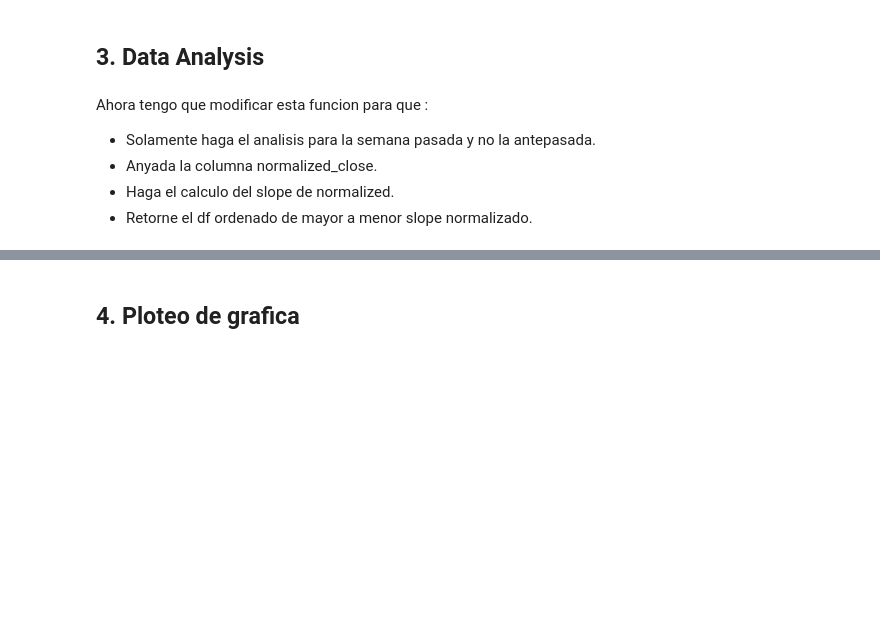
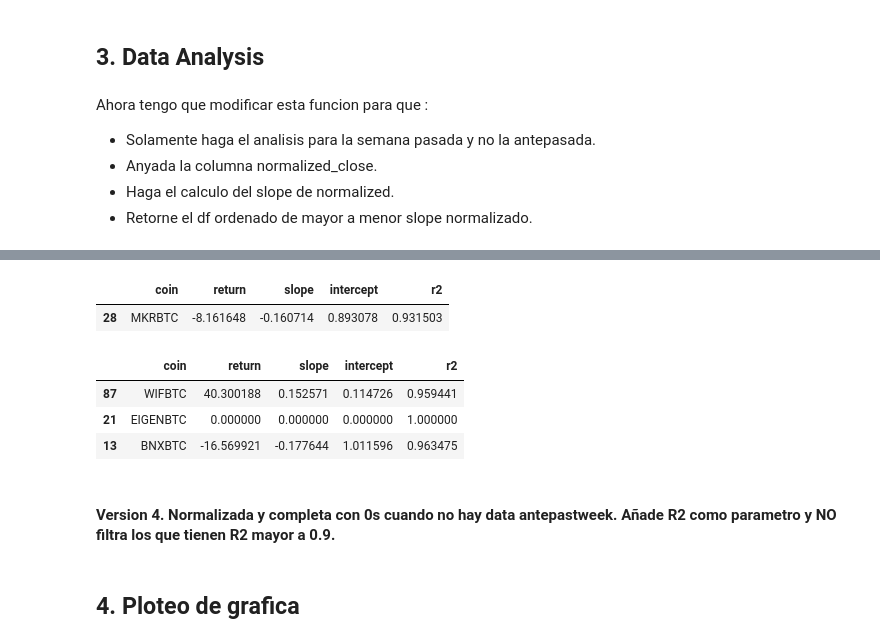
Before and after one commit to eduardogv/binance-momentum, a Jupyter notebook: binance_top_coins.ipynb, the cells around one changed output, grey strips where cells are left out. Saved outputs shown, nothing was run; the diff lists cells and outputs as text; code cells hidden in the pictures; blank space fills up the shorter version.

```diff
--- a/binance_top_coins.ipynb
+++ b/binance_top_coins.ipynb
@@ -508,9 +514,9 @@ from sklearn.linear_model import LinearRegression
 from sklearn.preprocessing import MinMaxScaler
 from sklearn.metrics import r2_score
 
-def analyze_crypto_data_r2(data_folder='data_past2weeks'):
-    results_week1 = []
-    results_week2 = []
+def v3_analyze_crypto_data_normalized(data_folder='data_past2weeks'):
+    results_antepast_week = [] #results_week1
+    results_past_week = [] #results_week2
 
     for filename in os.listdir(data_folder):
         if filename.endswith('.csv'):
@@ -543,8 +549,8 @@ def analyze_crypto_data_r2(data_folder='data_past2weeks'):
                 df = df.tail(14)
 
             # Dividir los datos en dos semanas
-            week2 = df.iloc[-7:].copy()  # Última semana
-            week1 = df.iloc[-14:-7].copy()  # Penúltima semana
+            past_week = df.iloc[-7:].copy()  # Semana Pasada - week2
+            antepast_week = df.iloc[-14:-7].copy()  # Semana Antepasada - week1
 
             # Función para analizar una semana de datos
             def analyze_week(week_data):
@@ -580,26 +586,26 @@ def analyze_crypto_data_r2(data_folder='data_past2weeks'):
                 }
 
             # Analizar cada semana
-            results_week1.append(analyze_week(week1))
-            results_week2.append(analyze_week(week2))
+            results_antepast_week.append(analyze_week(antepast_week))
+            results_past_week.append(analyze_week(past_week))
 
             print(f"Análisis para {coin} completado.")
 
     # Crear DataFrames con los resultados
-    result_df_week1 = pd.DataFrame(results_week1)
-    result_df_week2 = pd.DataFrame(results_week2)
+    result_df_antepast_week = pd.DataFrame(results_antepast_week)
+    result_df_past_week = pd.DataFrame(results_past_week)
 
-    # Filtrar y ordenar los resultados
+    # Filtrar y ordenar los resultados a los que tienen R2 >= 0.9
     def filter_and_sort(df):
         df_filtered = df[df['r2'] >= 0.9]
         return df_filtered.sort_values('slope', ascending=False)
 
-    result_df_week1 = filter_and_sort(result_df_week1)
-    result_df_week2 = filter_and_sort(result_df_week2)
+    result_df_antepast_week = filter_and_sort(result_df_antepast_week)
+    result_df_past_week = filter_and_sort(result_df_past_week)
 
     # Asegurarse de que R2 esté incluido en los resultados finales
     columns_order = ['coin', 'return', 'slope', 'intercept', 'r2']
-    result_df_week1 = result_df_week1[columns_order]
-    result_df_week2 = result_df_week2[columns_order]
+    result_df_antepast_week = result_df_antepast_week[columns_order]
+    result_df_past_week = result_df_past_week[columns_order]
 
-    return result_df_week1, result_df_week2
+    return result_df_antepast_week, result_df_past_week
@@ -807,0 +612,2 @@ yyy
+# %%
+df_version3 = v3_analyze_crypto_data_normalized()
@@ -807,0 +632,19 @@ yyy
+# %%
+# PAST WEEK
+df_v3_antepastweek = df_version3[1]
+df_v3_antepastweek
+# %% [output]
+|  | coin | return | slope | intercept | r2 |
+| 28 | MKRBTC | -8.161648 | -0.160714 | 0.893078 | 0.931503 |
+# %%
+#ANTEPAST WEEK
+df_v2_pastweek = df_version3[0]
+
+df_v2_pastweek
+# %% [output]
+|  | coin | return | slope | intercept | r2 |
+| 87 | WIFBTC | 40.300188 | 0.152571 | 0.114726 | 0.959441 |
+| 21 | EIGENBTC | 0.000000 | 0.000000 | 0.000000 | 1.000000 |
+| 13 | BNXBTC | -16.569921 | -0.177644 | 1.011596 | 0.963475 |
+# %% [markdown]
+#### Version 4. Normalizada y completa con 0s cuando no hay data antepastweek. Añade R2 como parametro y NO filtra  los que tienen R2 mayor a 0.9.
```
Also changed, not shown: parts of 27 cells of this notebook.
